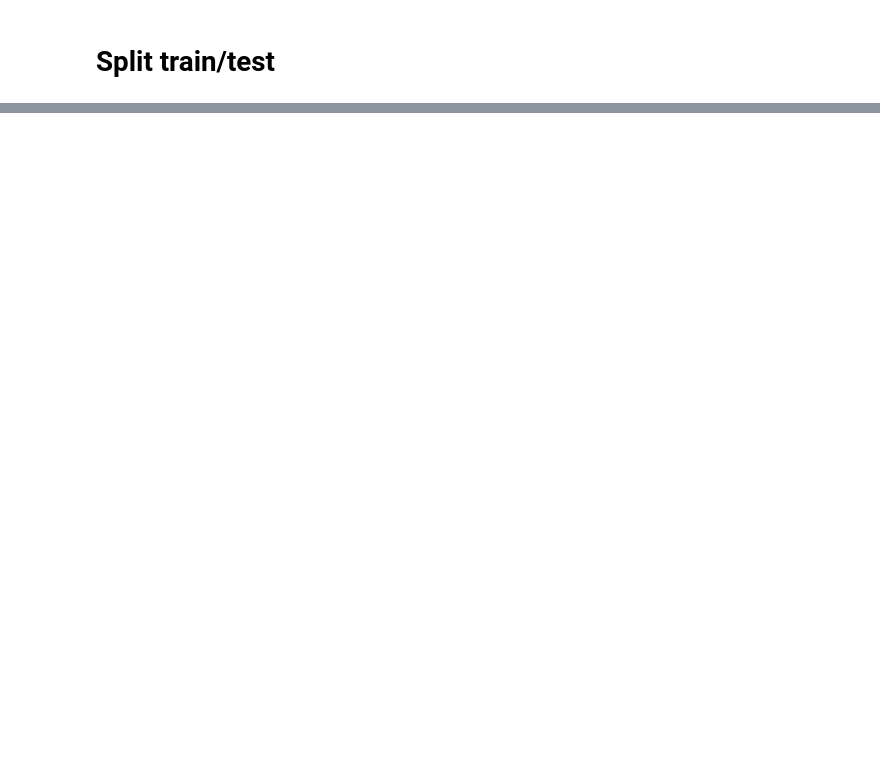
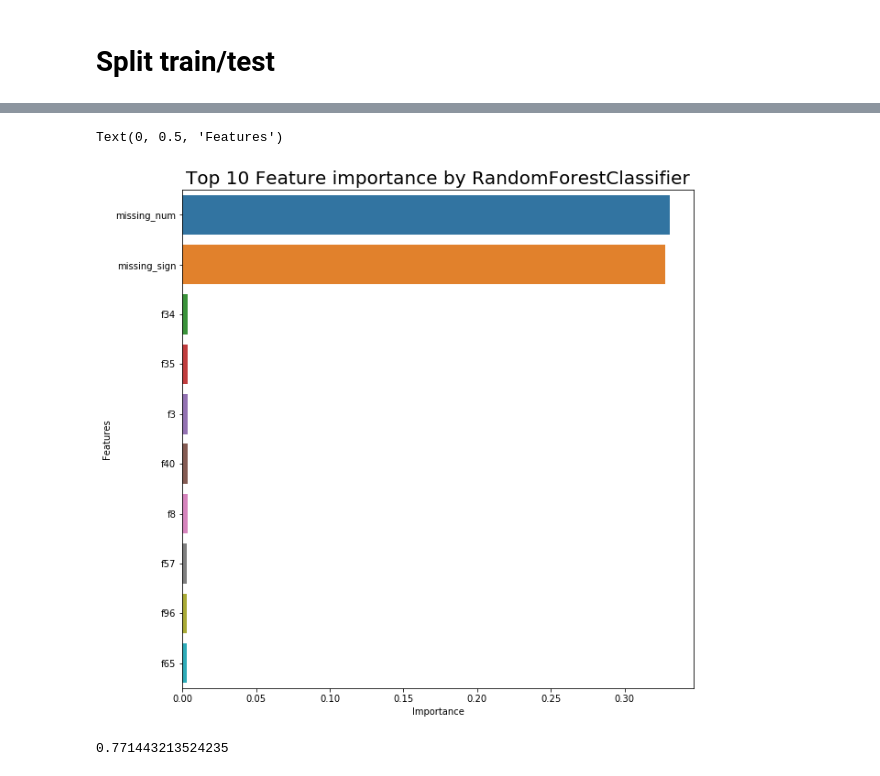
Before and after one commit to mishabeliy15/tt-ml-hw-1, a Jupyter notebook: hw1.ipynb, the cells around one changed output, grey strips where cells are left out. Saved outputs shown, nothing was run; the diff lists cells and outputs as text; code cells hidden in the pictures; blank space fills up the shorter version.

```diff
--- a/hw1.ipynb
+++ b/hw1.ipynb
@@ -303,0 +364,5 @@ make_confusion_matrix(cf_matrix, figsize=(12, 6), group_names=labels)
+# %%
+%%time
+
+rfc_clf = RandomForestClassifier(n_jobs=4, **base_model_params)
+rfc_clf.fit(X_train, y_train)
@@ -303,0 +380,7 @@ make_confusion_matrix(cf_matrix, figsize=(12, 6), group_names=labels)
+# %%
+rfc_feature_importance = pd.DataFrame({
+        "Importance": rfc_clf.feature_importances_,
+        "Feature": X_train.columns
+      })
+rfc_feature_importance.sort_values("Importance", ascending=False, inplace=True)
+rfc_feature_importance.head(10)
@@ -303,0 +399,13 @@ make_confusion_matrix(cf_matrix, figsize=(12, 6), group_names=labels)
+# %%
+plt.figure(figsize=(10, 10))
+feature_importance_graph = sns.barplot(y = rfc_feature_importance.Feature[:10], x = "Importance", data=rfc_feature_importance[:10], orient="h")
+feature_importance_graph.set_title("Top 10 Feature importance by RandomForestClassifier", fontsize = 20)
+feature_importance_graph.set_ylabel("Features")
+# %% [output]
+Text(0, 0.5, 'Features')
+[figure, added]
+# %%
+y_rfc_pred = rfc_clf.predict(X_test)
+accuracy_score(y_test, y_rfc_pred)
+# %% [output]
+0.771443213524235
```
Also changed, not shown: parts of 53 cells of this notebook, 1 other file.
